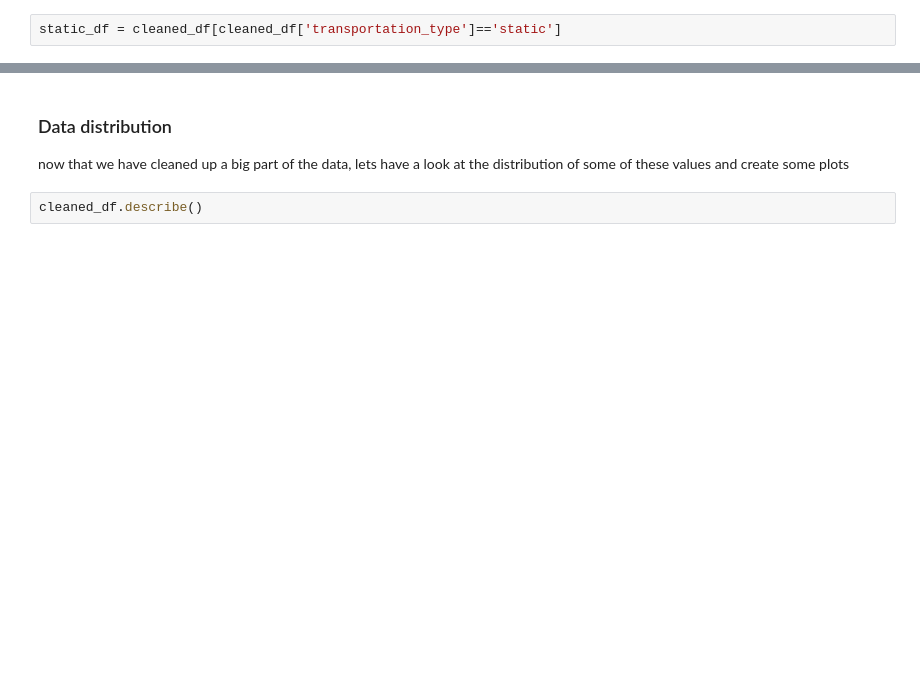
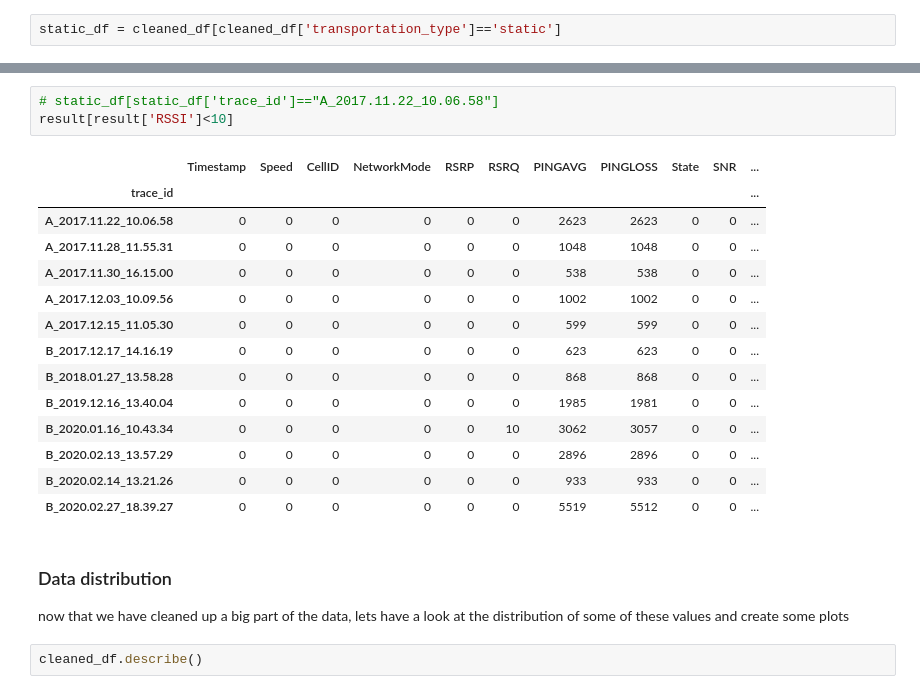
Before and after one commit to mees707/Thesis, a Jupyter notebook: code/EDA/Exploratory Data Analysis.ipynb, the cells around one changed output, grey strips where cells are left out. Saved outputs shown, nothing was run; the diff lists cells and outputs as text; blank space fills up the shorter version.

```diff
--- a/code/EDA/Exploratory Data Analysis.ipynb
+++ b/code/EDA/Exploratory Data Analysis.ipynb
@@ -241,3 +301,21 @@ static_df[static_df['trace_id']=='A_2017.11.22_10.06.58']
+# %%
+# static_df[static_df['trace_id']=="A_2017.11.22_10.06.58"]
+result[result['RSSI']<10]
+# %% [output]
+|  | Timestamp | Speed | CellID | NetworkMode | RSRP | RSRQ | PINGAVG | PINGLOSS | State | SNR | ... |
+| trace_id |  |  |  |  |  |  |  |  |  |  | ... |
+| A_2017.11.22_10.06.58 | 0 | 0 | 0 | 0 | 0 | 0 | 2623 | 2623 | 0 | 0 | ... |
+| A_2017.11.28_11.55.31 | 0 | 0 | 0 | 0 | 0 | 0 | 1048 | 1048 | 0 | 0 | ... |
+| A_2017.11.30_16.15.00 | 0 | 0 | 0 | 0 | 0 | 0 | 538 | 538 | 0 | 0 | ... |
+| A_2017.12.03_10.09.56 | 0 | 0 | 0 | 0 | 0 | 0 | 1002 | 1002 | 0 | 0 | ... |
+| A_2017.12.15_11.05.30 | 0 | 0 | 0 | 0 | 0 | 0 | 599 | 599 | 0 | 0 | ... |
+| B_2017.12.17_14.16.19 | 0 | 0 | 0 | 0 | 0 | 0 | 623 | 623 | 0 | 0 | ... |
+| B_2018.01.27_13.58.28 | 0 | 0 | 0 | 0 | 0 | 0 | 868 | 868 | 0 | 0 | ... |
+| B_2019.12.16_13.40.04 | 0 | 0 | 0 | 0 | 0 | 0 | 1985 | 1981 | 0 | 0 | ... |
+| B_2020.01.16_10.43.34 | 0 | 0 | 0 | 0 | 0 | 10 | 3062 | 3057 | 0 | 0 | ... |
+| B_2020.02.13_13.57.29 | 0 | 0 | 0 | 0 | 0 | 0 | 2896 | 2896 | 0 | 0 | ... |
+| B_2020.02.14_13.21.26 | 0 | 0 | 0 | 0 | 0 | 0 | 933 | 933 | 0 | 0 | ... |
+| B_2020.02.27_18.39.27 | 0 | 0 | 0 | 0 | 0 | 0 | 5519 | 5512 | 0 | 0 | ... |
 # %% [markdown]
 ### Data distribution
 
```
Also changed, not shown: parts of 11 cells of this notebook, 20 other files.
